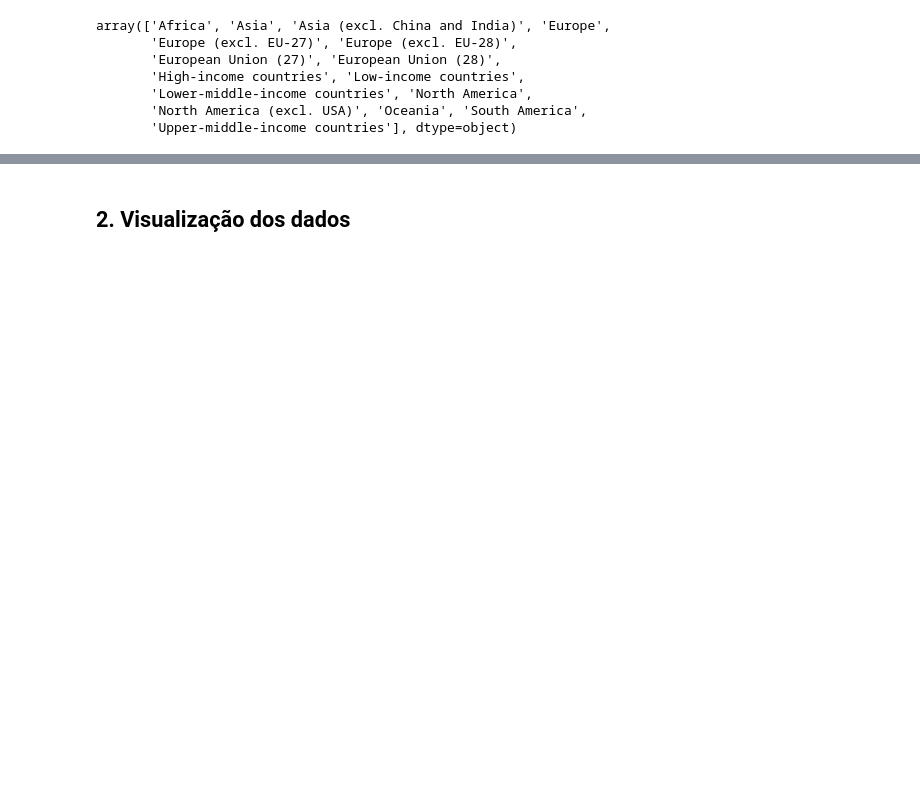
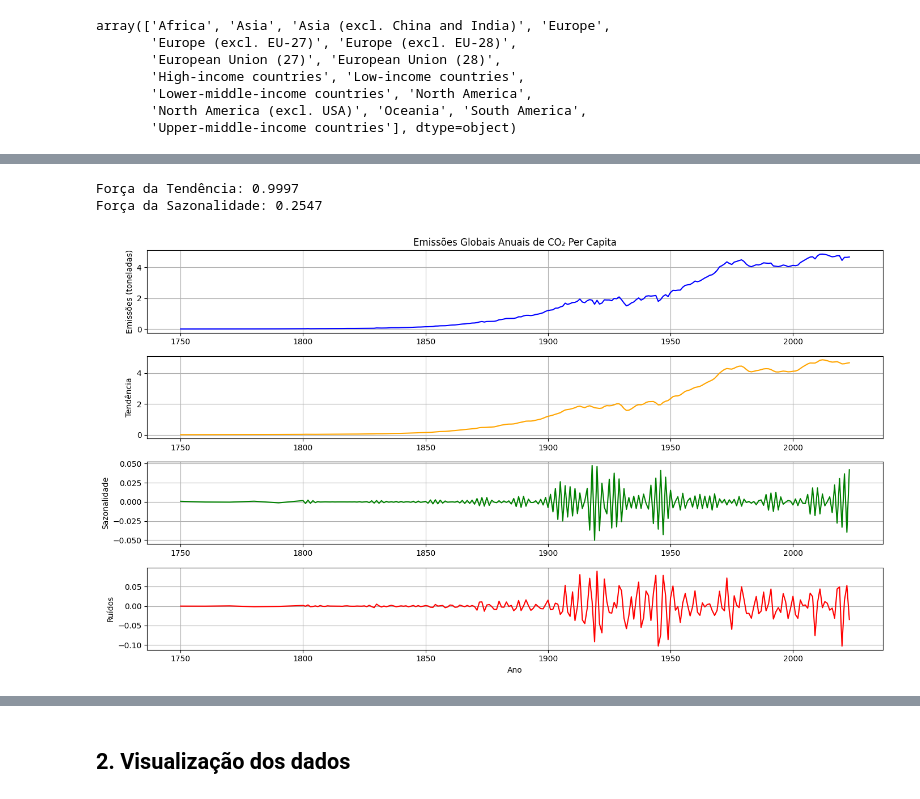
Before and after one commit to EmanoelVitor/co-emissions-per-capita, a Jupyter notebook: notebooks/co-emissions-per-capita.ipynb, the cells around one changed output, grey strips where cells are left out. Drawn from its saved outputs; the diff is of its cells as text; code cells hidden in the pictures; blank space fills up the shorter version.

```diff
--- a/notebooks/co-emissions-per-capita.ipynb
+++ b/notebooks/co-emissions-per-capita.ipynb
@@ -109,0 +262,3 @@ Name: Annual CO₂ emissions (per capita), dtype: float64
+# %%
+df_mundo = df[df["Entity"].isin(['World'])].copy()
+df_mundo
@@ -109,0 +309,43 @@ Name: Annual CO₂ emissions (per capita), dtype: float64
+# %%
+from statsmodels.tsa.seasonal import STL
+
+stl = STL(df_mundo["Annual CO₂ emissions (per capita)"], period=2)
+result = stl.fit()
+
+tendencia = result.trend
+sazonalidade = result.seasonal
+ruidos = result.resid
+
+var_r = np.var(ruidos)
+var_tr = np.var(tendencia + ruidos)
+var_sr = np.var(sazonalidade + ruidos)
+forca_tendencia = round(1 - var_r / var_tr, 4) if var_tr > 0 else np.nan
+forca_sazonalidade = round(1 - var_r / var_sr, 4) if var_sr > 0 else np.nan
+print(f"Força da Tendência: {forca_tendencia}")
+print(f"Força da Sazonalidade: {forca_sazonalidade}")
+
+plt.figure(figsize=(14, 8))
+plt.subplot(4, 1, 1)
+plt.plot(df_mundo['Year'], df_mundo['Annual CO₂ emissions (per capita)'], label='Original', color='blue')
+plt.title('Emissões Globais Anuais de CO₂ Per Capita')
+plt.ylabel('Emissões (toneladas)')
+plt.grid(True)
+plt.subplot(4, 1, 2)
+plt.plot(df_mundo['Year'], tendencia, label='Tendência', color='orange')
+plt.ylabel('Tendência')
+plt.grid(True)
+plt.subplot(4, 1, 3)
+plt.plot(df_mundo['Year'], sazonalidade, label='Sazonalidade', color='green')
+plt.ylabel('Sazonalidade')
+plt.grid(True)
+plt.subplot(4, 1, 4)
+plt.plot(df_mundo['Year'], residuos, label='Ruídos', color='red')
+plt.ylabel('Ruídos')
+plt.xlabel('Ano')
+plt.grid(True)
+plt.tight_layout()
+plt.show()
+# %% [output]
+Força da Tendência: 0.9997
+Força da Sazonalidade: 0.2547
+[figure, added]
```
Also changed, not shown: parts of 58 cells of this notebook, 1 other file.
